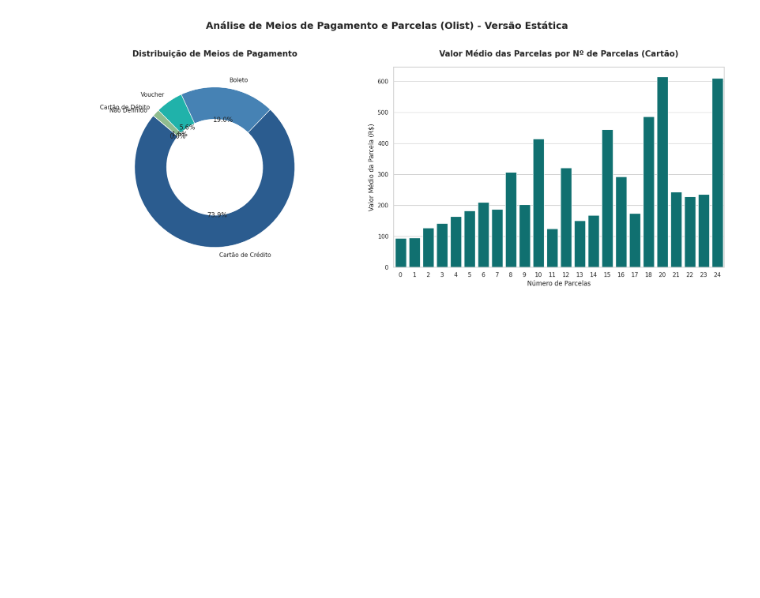
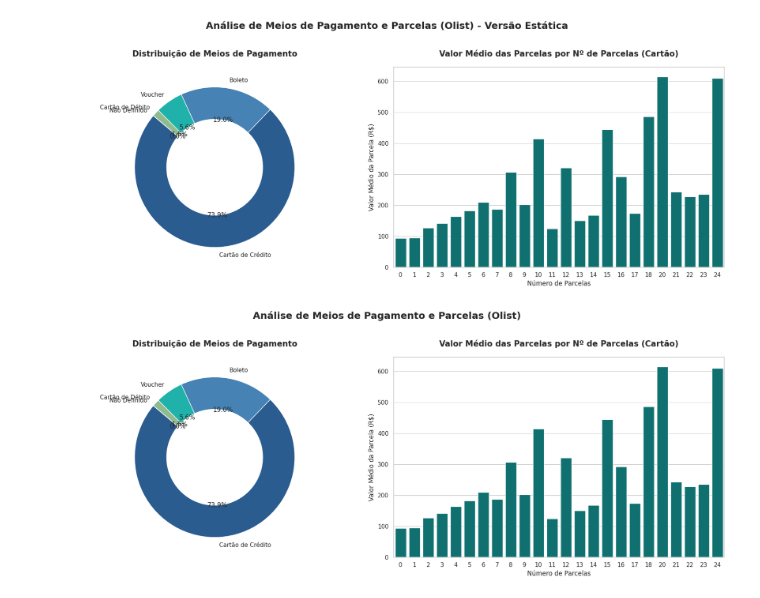
Before and after one commit to HelviaOliveira/dplyr, a Jupyter notebook: Comportamento e Pagamentos.ipynb, the cells around one changed output. Cells and saved outputs as stored; diff of their text form; code cells hidden in the pictures; blank space fills up the shorter version.

```diff
--- a/Comportamento e Pagamentos.ipynb
+++ b/Comportamento e Pagamentos.ipynb
@@ -542,3 +443,43 @@ for p in axes[1].patches:
 plt.suptitle('Painel de Análise de Recompra e Retenção (Olist)', fontsize=20, fontweight='bold', y=1.02)
 plt.tight_layout()
 plt.show()
+# %%
+import matplotlib.pyplot as plt
+import seaborn as sns
+
+# Garantir que a renderização ocorra corretamente em linha
+%matplotlib inline
+
+# Configurar o estilo visual
+sns.set_theme(style="whitegrid")
+fig, axes = plt.subplots(1, 2, figsize=(18, 7))
+
+# --- 1. Gráfico de Rosca (Meios de Pagamento Mais Usados) ---
+cores = ['#2b5c8f', '#4682b4', '#20b2aa', '#8fbc8f', '#d3d3d3']
+axes[0].pie(
+    payment_counts['count'],
+    labels=payment_counts['payment_type'],
+    autopct='%1.1f%%',
+    startangle=140,
+    colors=cores,
+    wedgeprops=dict(width=0.4, edgecolor='w')
+)
+axes[0].set_title('Distribuição de Meios de Pagamento', fontsize=15, fontweight='bold', pad=20)
+
+# --- 2. Gráfico de Barras (Valor Médio das Parcelas) ---
+sns.barplot(
+    data=installments_value,
+    x='payment_installments',
+    y='payment_value',
+    ax=axes[1],
+    color='teal'
+)
+axes[1].set_title('Valor Médio das Parcelas por Nº de Parcelas (Cartão)', fontsize=15, fontweight='bold', pad=20)
+axes[1].set_xlabel('Número de Parcelas', fontsize=12)
+axes[1].set_ylabel('Valor Médio da Parcela (R$)', fontsize=12)
+
+plt.suptitle('Análise de Meios de Pagamento e Parcelas (Olist)', fontsize=18, fontweight='bold', y=1.02)
+plt.tight_layout()
+plt.show()
+# %% [output]
+[figure, added]
```
Also changed, not shown: parts of 2 cells of this notebook.
